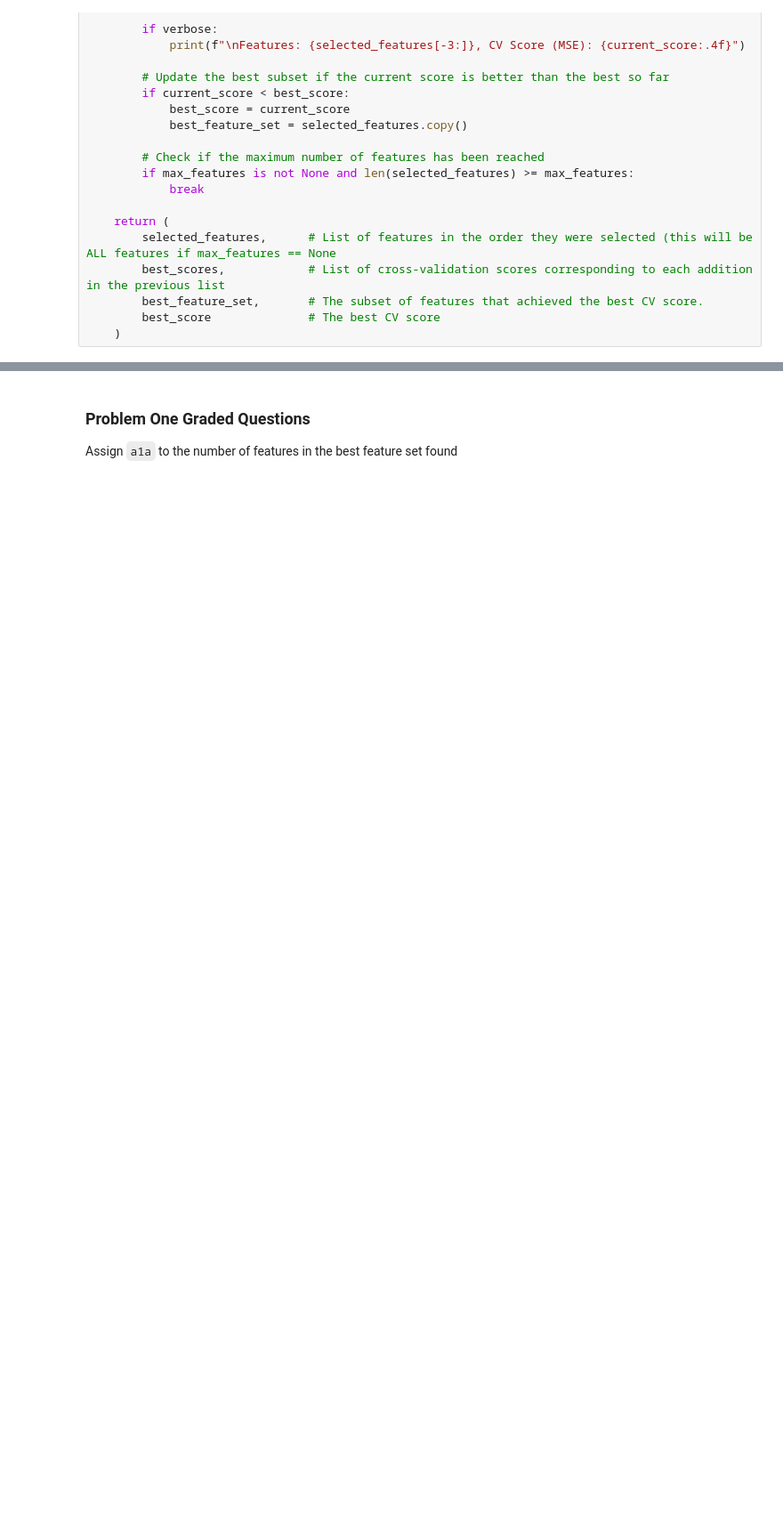
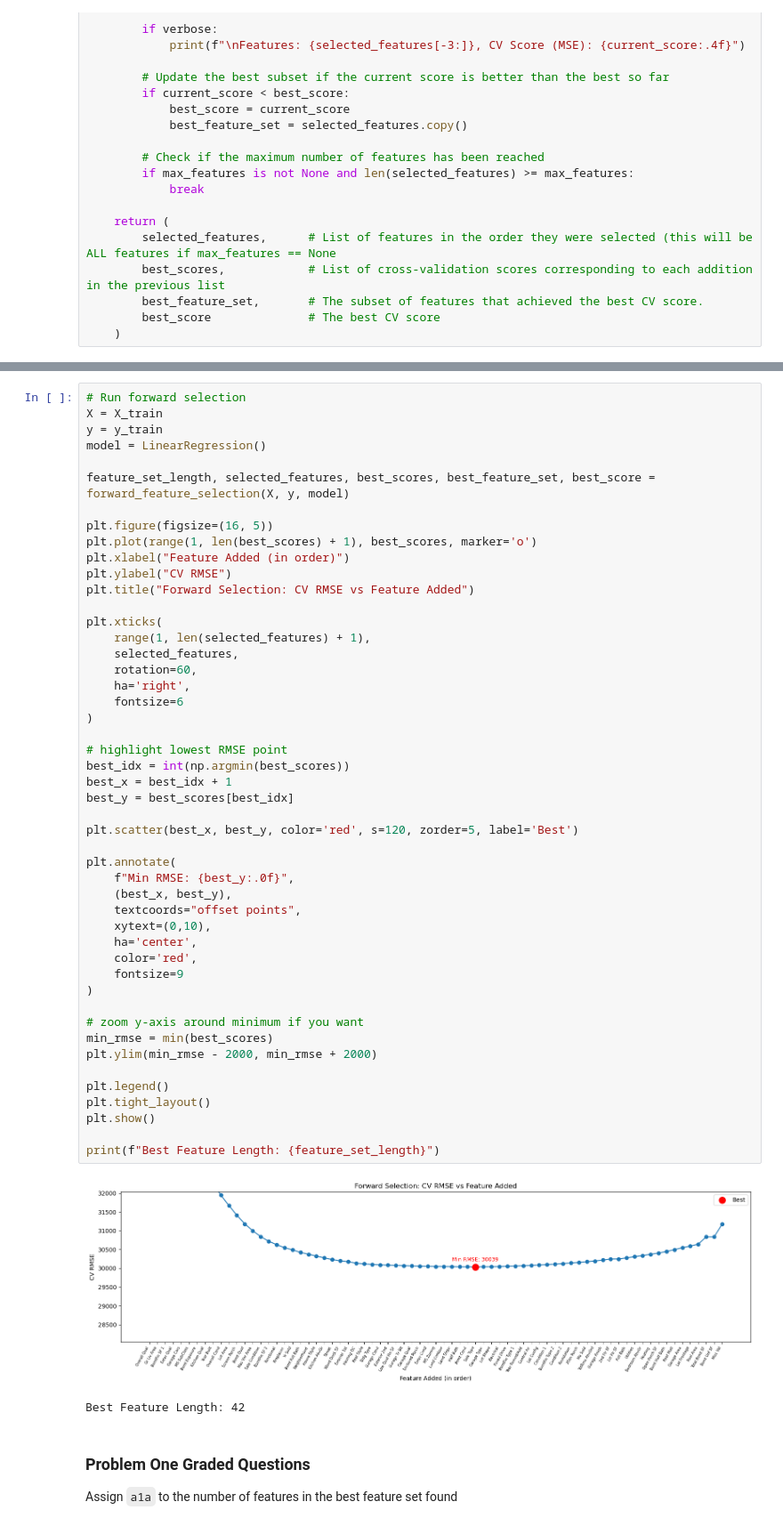
Before and after one commit to ktennant5378/Module-3-Assignments, a Jupyter notebook: Homework_05.ipynb, the cells around one changed output, grey strips where cells are left out. Shown at 89% size. Saved outputs shown, nothing was run; the diff lists cells and outputs as text; blank space fills up the shorter version.

```diff
--- a/Homework_05.ipynb
+++ b/Homework_05.ipynb
@@ -181,3 +249,54 @@ def forward_feature_selection(X, y, model,
+# %%
+# Run forward selection
+X = X_train
+y = y_train
+model = LinearRegression()
+
+feature_set_length, selected_features, best_scores, best_feature_set, best_score = forward_feature_selection(X, y, model)
+
+plt.figure(figsize=(16, 5))
+plt.plot(range(1, len(best_scores) + 1), best_scores, marker='o')
+plt.xlabel("Feature Added (in order)")
+plt.ylabel("CV RMSE")
+plt.title("Forward Selection: CV RMSE vs Feature Added")
+
+plt.xticks(
+    range(1, len(selected_features) + 1),
+    selected_features,
+    rotation=60,
+    ha='right',
+    fontsize=6
+)
+
+# highlight lowest RMSE point
+best_idx = int(np.argmin(best_scores))
+best_x = best_idx + 1
+best_y = best_scores[best_idx]
+
+plt.scatter(best_x, best_y, color='red', s=120, zorder=5, label='Best')
+
+plt.annotate(
+    f"Min RMSE: {best_y:.0f}",
+    (best_x, best_y),
+    textcoords="offset points",
+    xytext=(0,10),
+    ha='center',
+    color='red',
+    fontsize=9
+)
+
+# zoom y-axis around minimum if you want
+min_rmse = min(best_scores)
+plt.ylim(min_rmse - 2000, min_rmse + 2000)
+
+plt.legend()
+plt.tight_layout()
+plt.show()
+
+print(f"Best Feature Length: {feature_set_length}")
+# %% [output]
+[figure, added]
+Best Feature Length: 42
 # %% [markdown]
 ### Problem One Graded Questions
 
```
Also changed, not shown: parts of 22 cells of this notebook.
